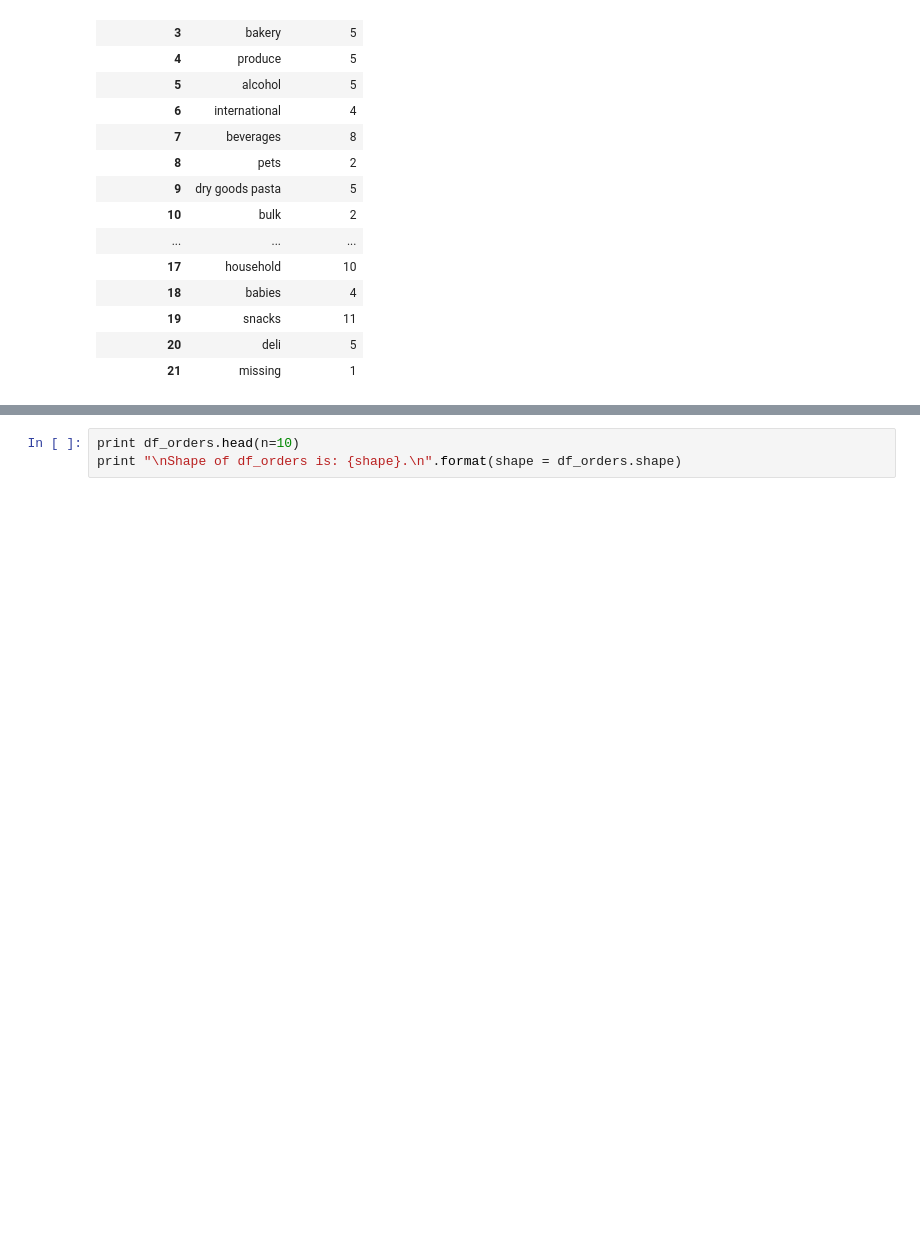
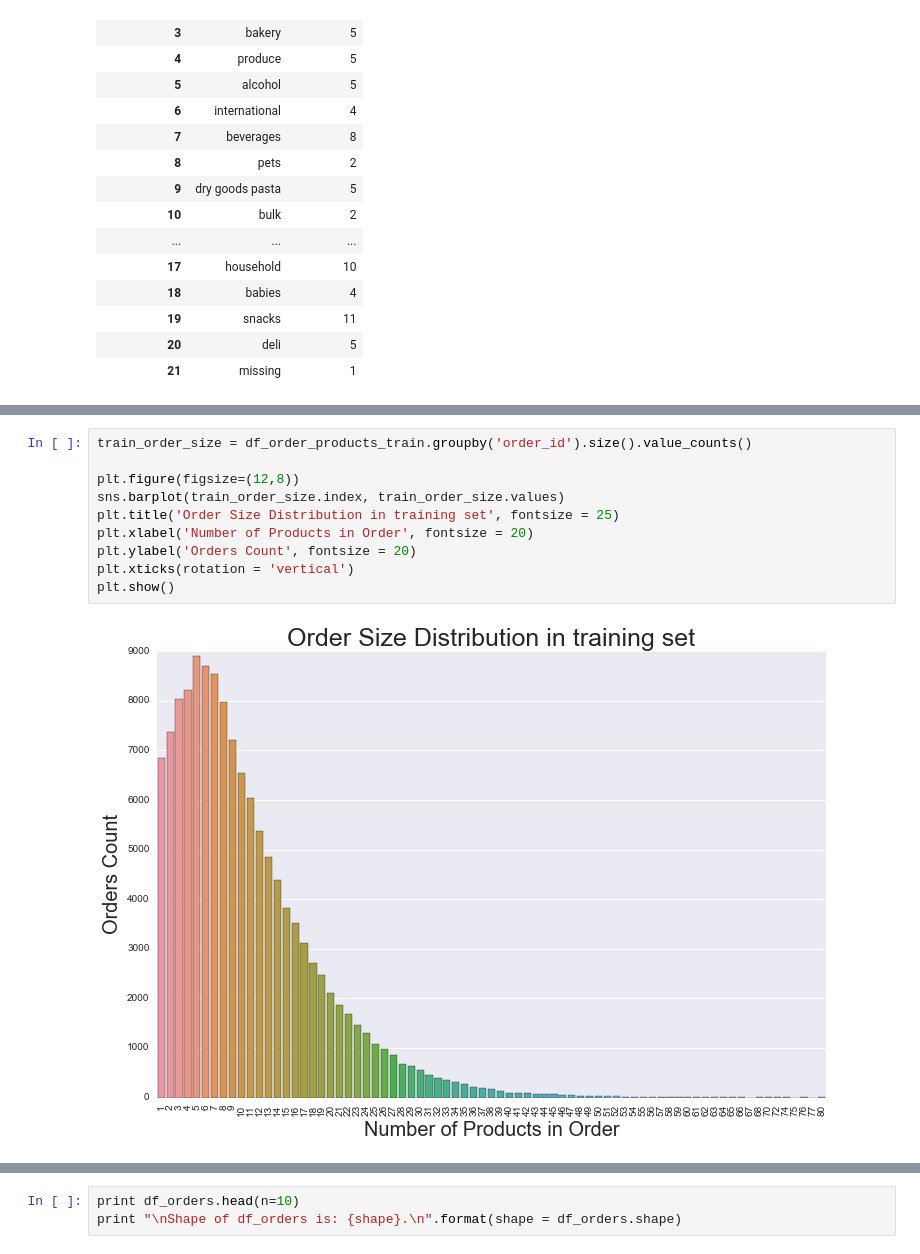
Before and after one commit to WeinanHuang/Kaggle-Playground, a Jupyter notebook: Intacart_Market/Data_Exploratory.ipynb, the cells around one changed output, grey strips where cells are left out. Drawn from its saved outputs; the diff is of its cells as text; blank space fills up the shorter version.

```diff
--- a/Intacart_Market/Data_Exploratory.ipynb
+++ b/Intacart_Market/Data_Exploratory.ipynb
@@ -157,0 +149,12 @@ Shape of df_order_products_prior is: (32434489, 4).
+# %%
+train_order_size = df_order_products_train.groupby('order_id').size().value_counts()
+
+plt.figure(figsize=(12,8))
+sns.barplot(train_order_size.index, train_order_size.values)
+plt.title('Order Size Distribution in training set', fontsize = 25)
+plt.xlabel('Number of Products in Order', fontsize = 20)
+plt.ylabel('Orders Count', fontsize = 20)
+plt.xticks(rotation = 'vertical')
+plt.show()
+# %% [output]
+[figure, added]
```
Also changed, not shown: parts of 11 cells of this notebook.
